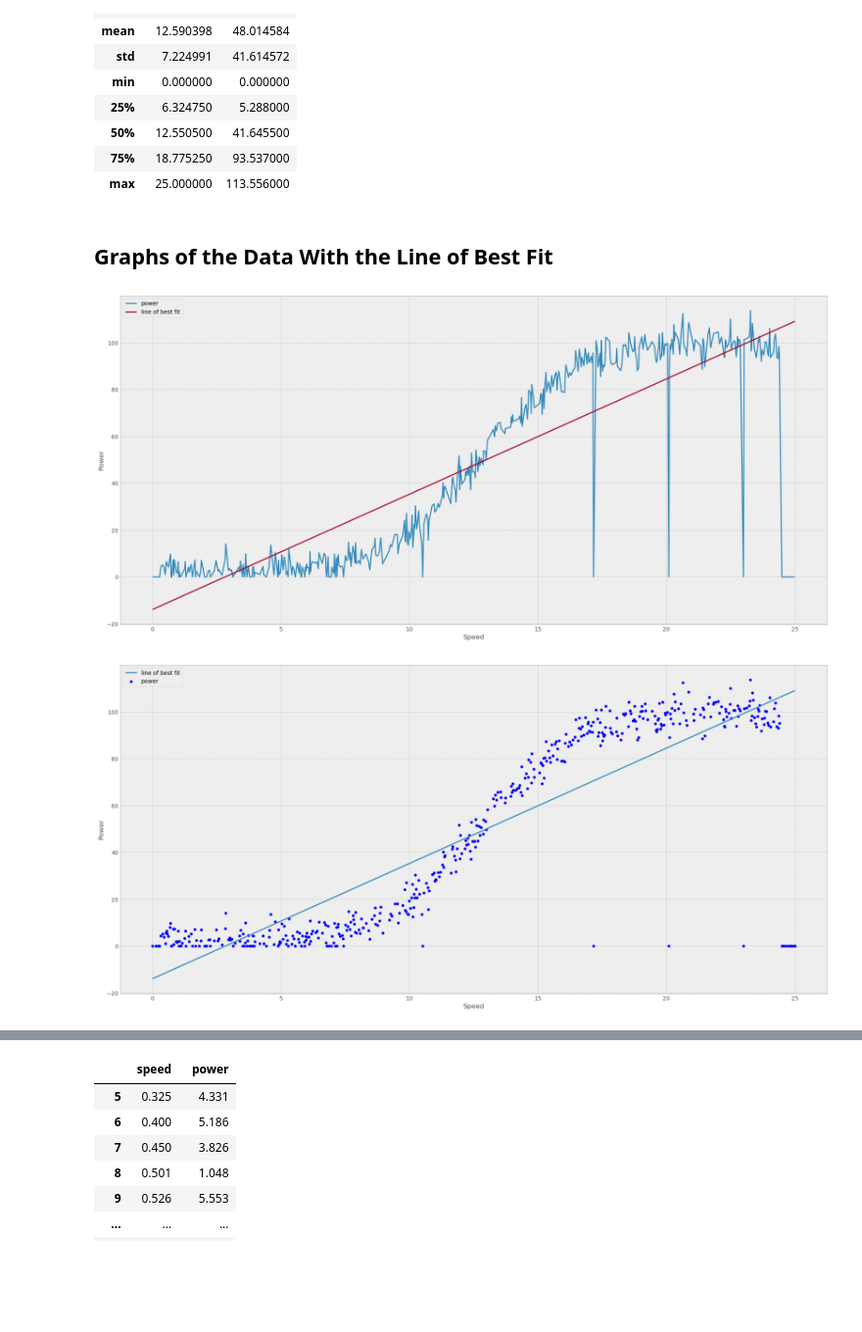
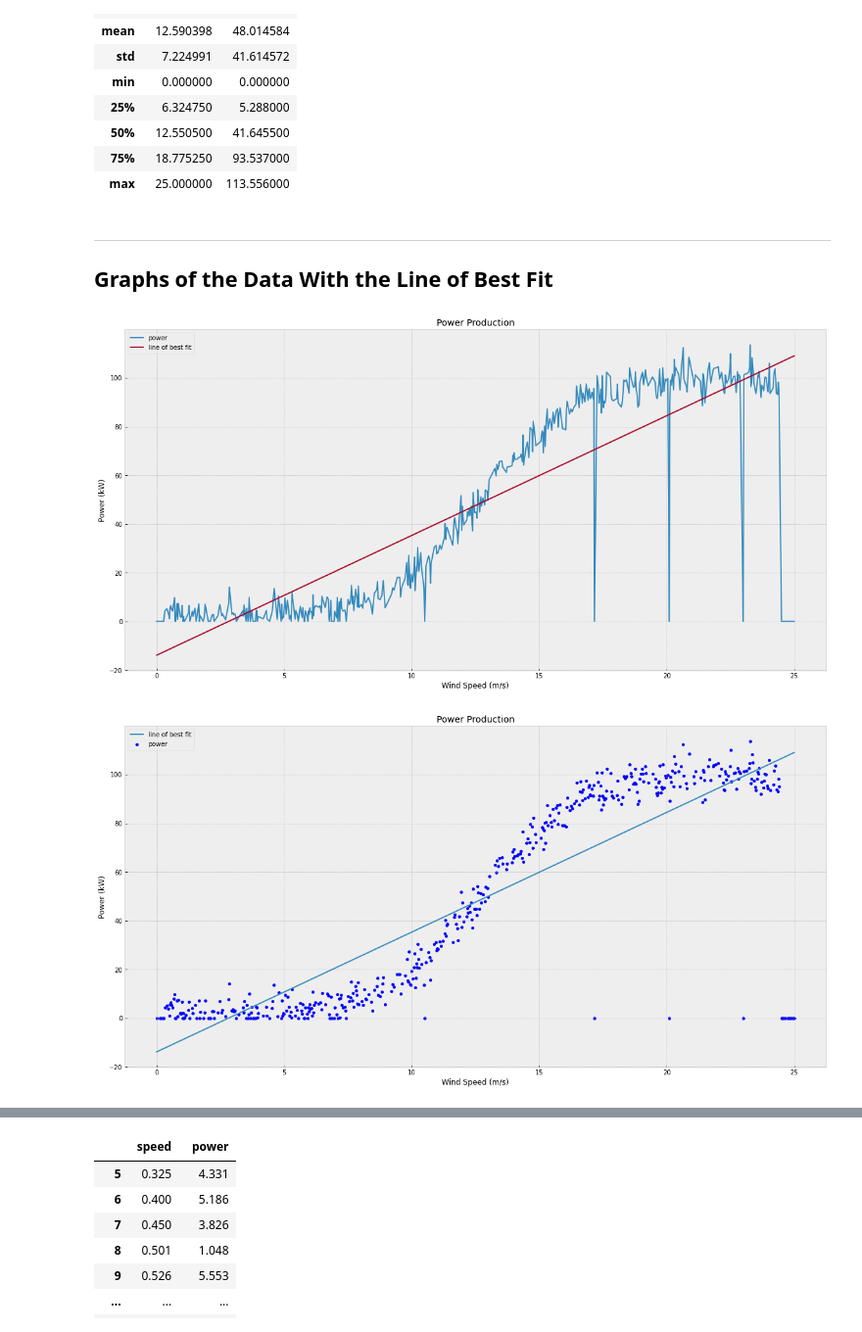
Before and after one commit to WilliamVida/EmergingTechnologiesProject, a Jupyter notebook: Project.ipynb, the cells around one changed output, grey strips where cells are left out. Shown at 98% size. Cells and saved outputs as stored; diff of their text form; code cells hidden in the pictures; blank space fills up the shorter version.

```diff
--- a/Project.ipynb
+++ b/Project.ipynb
@@ -120,6 +123,7 @@ speedPower.describe()
 | 75% | 18.775250 | 93.537000 |
 | max | 25.000000 | 113.556000 |
 # %% [markdown]
+***
 ## Graphs of the Data With the Line of Best Fit
 # %%
 # Set the style of the graphs.
@@ -130,21 +134,21 @@ plt.rcParams["figure.figsize"] = [20, 10]
 # %%
 # Line of best fit https://stackoverflow.com/a/31800660.
 speedPower.plot(x = "speed", y = "power")
 plt.plot(speedPower["speed"], np.poly1d(np.polyfit(speedPower["speed"], speedPower["power"], 1))(speedPower["speed"]), label = "line of best fit")
 plt.title("Power Production")
-plt.xlabel("Speed")
-plt.ylabel("Power")
+plt.xlabel("Wind Speed (m/s)")
+plt.ylabel("Power (kW)")
 plt.legend(loc = "upper left")
 plt.show()
 # %% [output]
-[figure, old version]
+[figure, new version]
 # %%
 speedPower.plot.scatter(x = "speed", y = "power", label = "power")
 plt.plot(speedPower["speed"], np.poly1d(np.polyfit(speedPower["speed"], speedPower["power"], 1))(speedPower["speed"]), label = "line of best fit")
 plt.title("Power Production")
-plt.xlabel("Speed")
-plt.ylabel("Power")
+plt.xlabel("Wind Speed (m/s)")
+plt.ylabel("Power (kW)")
 plt.legend(loc = "upper left")
 plt.show()
 # %% [output]
-[figure, old version]
+[figure, new version]
```
Also changed, not shown: parts of 29 cells of this notebook, 6 other files.
